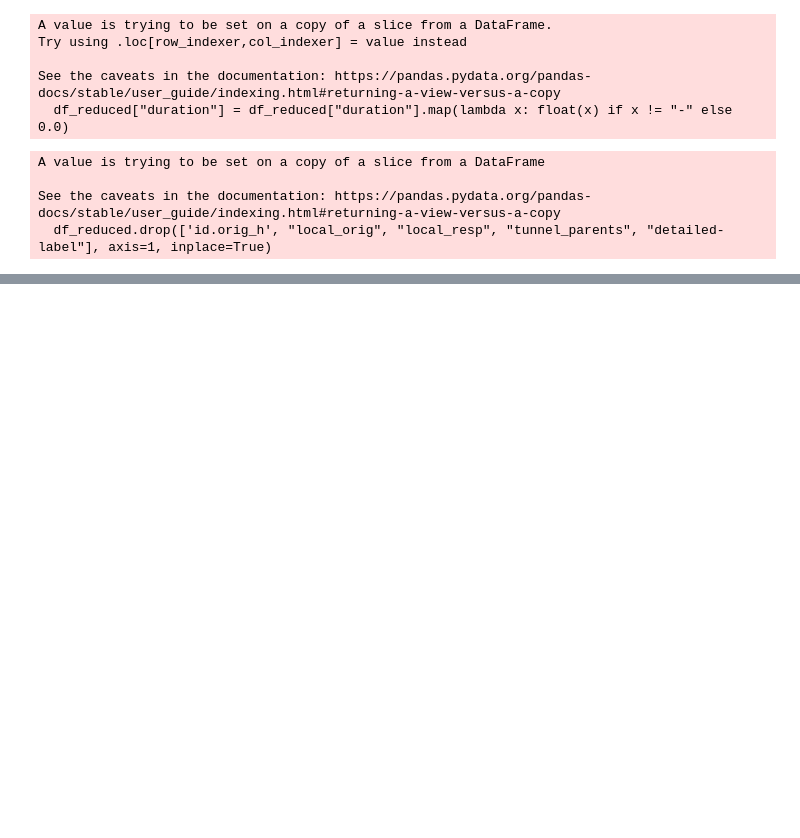
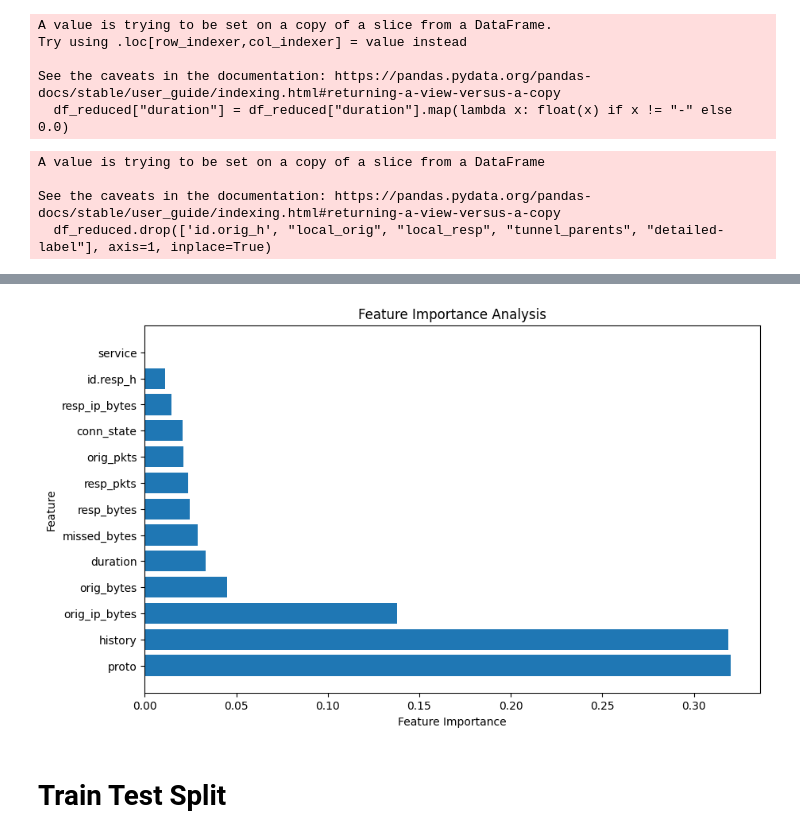
Before and after one commit to pedrofuentes79/IOT-Anomaly-Detection, a Jupyter notebook: main.ipynb, the cells around one changed output, grey strips where cells are left out. Saved outputs shown, nothing was run; the diff lists cells and outputs as text; code cells hidden in the pictures; blank space fills up the shorter version.

```diff
--- a/main.ipynb
+++ b/main.ipynb
@@ -111 +137,30 @@ df_reduced
 3286 rows × 14 columns
+# %%
+from sklearn.ensemble import RandomForestClassifier
+
+X = df_reduced.drop(columns=['label'])
+
+y = df_reduced['label']
+
+
+rf = RandomForestClassifier()
+rf.fit(X, y)
+
+# Get feature importances from the trained model
+feature_importances = rf.feature_importances_
+
+# Create a DataFrame to display feature names and their importances
+feature_importance_df = pd.DataFrame({'Feature': X.columns, 'Importance': feature_importances})
+
+# Sort features by importance
+feature_importance_df = feature_importance_df.sort_values(by='Importance', ascending=False)
+
+# Plot the feature importances
+plt.figure(figsize=(10, 6))
+plt.barh(feature_importance_df['Feature'], feature_importance_df['Importance'])
+plt.xlabel('Feature Importance')
+plt.ylabel('Feature')
+plt.title('Feature Importance Analysis')
+plt.show()
+# %% [output]
+[figure, added]
@@ -111,0 +170,2 @@ df_reduced
+# %% [markdown]
+# Train Test Split
```
Also changed, not shown: parts of 13 cells of this notebook.
